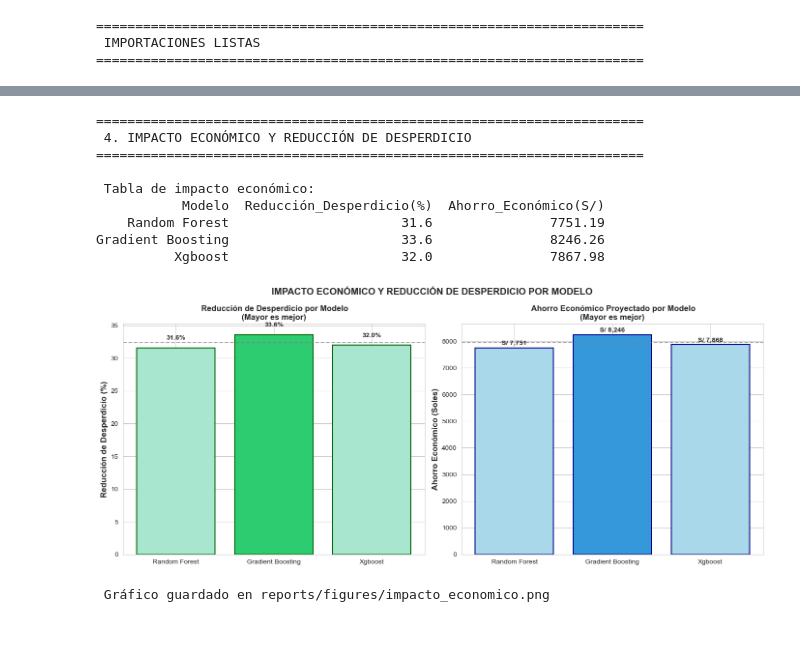
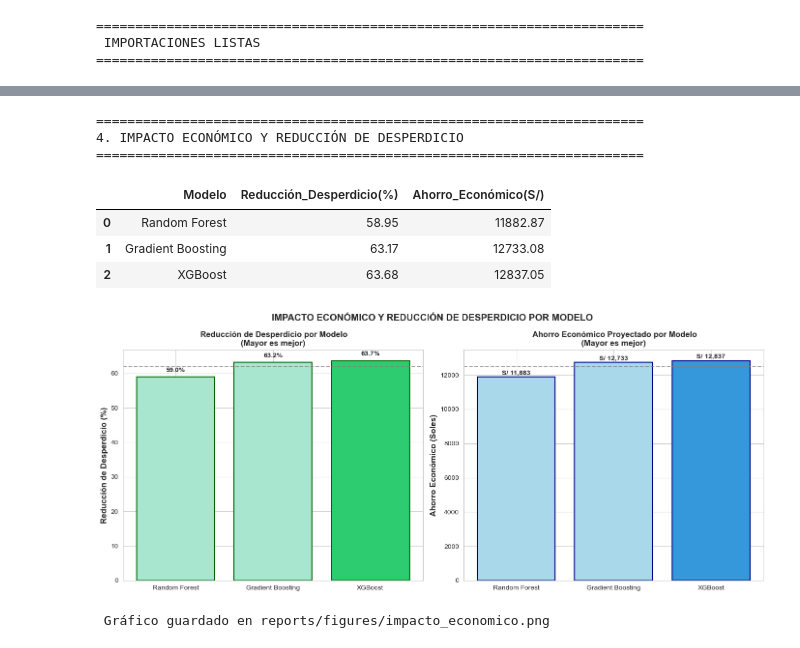
Before and after one commit to angelo25-cb/proyecto_SemI, a Jupyter notebook: notebooks/03_results_analysis.ipynb, the cells around one changed output, grey strips where cells are left out. Saved outputs shown, nothing was run; the diff lists cells and outputs as text; code cells hidden in the pictures.

Commit message:
Mejorando rendimiento de los modelos y el dataset

```diff
--- a/notebooks/03_results_analysis.ipynb
+++ b/notebooks/03_results_analysis.ipynb
@@ -68,9 +67,9 @@ display(df_results)
 # ============================================
 modelos_data = {}
 model_files = {
-    'Random Forest': 'random_forest_data.pkl',
-    'Gradient Boosting': 'gradient_boosting_data.pkl',
-    'XGBoost': 'xgboost_data.pkl'
+    'Random Forest': 'random_forest.pkl',
+    'Gradient Boosting': 'gradient_boosting.pkl',
+    'XGBoost': 'xgboost.pkl'
 }
 for model_name, filename in model_files.items():
     model_path = os.path.join(
@@ -439,86 +509,89 @@ print(f"   • La baja variabilidad sugiere que no hay sobreajuste a períodos e
    • Esto indica que es el modelo más robusto y generalizable.
    • La baja variabilidad sugiere que no hay sobreajuste a períodos específicos.
+# %%
+rf_data = joblib.load('../data/processed/random_forest.pkl')
+gb_data = joblib.load('../data/processed/gradient_boosting.pkl')
+xgb_data = joblib.load('../data/processed/xgboost.pkl')
 # %%
 # =================================================
 # 4. IMPACTO ECONÓMICO Y REDUCCIÓN DE DESPERDICIO
 # =================================================
 print("\n" + "=" * 70)
-print(" 4. IMPACTO ECONÓMICO Y REDUCCIÓN DE DESPERDICIO")
+print("4. IMPACTO ECONÓMICO Y REDUCCIÓN DE DESPERDICIO")
 print("=" * 70)
 
-UNIT_COST = 10.0  # Costo por unidad (soles)
-SELLING_PRICE = 25.0  # Precio de venta por unidad (soles)
-MARGEN = SELLING_PRICE - UNIT_COST
+UNIT_COST = 10
+SELLING_PRICE = 25
 
 impact_results = []
-for name, data in modelos_data.items():
-    y_pred = data['y_pred']
-    y_test = data['y_test']
-
-    excess = np.maximum(0, y_pred - y_test)
-    deficit = np.maximum(0, y_test - y_pred)
-    waste_cost = np.sum(excess) * UNIT_COST
-    lost_profit = np.sum(deficit) * MARGEN
-
-    # Baseline
+y_pred_rf = rf_data.predict(X_test)
+y_pred_gb = gb_data.predict(X_test)
+y_pred_xgb = xgb_data.predict(X_test)
+datos_modelos = {
+    'Random Forest': y_pred_rf,
+    'Gradient Boosting': y_pred_gb,
+    'XGBoost': y_pred_xgb
+}
+for nombre, y_pred in datos_modelos.items():
+    exceso = np.maximum(0, y_pred - y_test)
+    costo_desperdicio = exceso.sum() * UNIT_COST
     baseline_pred = np.mean(y_test)
-    baseline_excess = np.maximum(0, baseline_pred - y_test)
-    baseline_waste_cost = np.sum(baseline_excess) * UNIT_COST
-
-    waste_reduction = ((baseline_waste_cost - waste_cost) / baseline_waste_cost) * 100 if baseline_waste_cost > 0 else 0
-    economic_savings = baseline_waste_cost - waste_cost
-
+    baseline_exceso = np.maximum(
+        0,
+        baseline_pred - y_test
+    )
+    baseline_cost = baseline_exceso.sum() * UNIT_COST
+    reduccion = (
+        (baseline_cost - costo_desperdicio)
+        / baseline_cost
+    ) * 100
+    ahorro = baseline_cost - costo_desperdicio
     impact_results.append({
-        'Modelo': name.replace('_', ' ').title(),
-        'Reducción_Desperdicio(%)': round(waste_reduction, 1),
-        'Ahorro_Económico(S/)': round(economic_savings, 2)
+        "Modelo": nombre,
+        "Reducción_Desperdicio(%)": round(reduccion,2),
+        "Ahorro_Económico(S/)": round(ahorro,2)
     })
-
 df_impact = pd.DataFrame(impact_results)
-print("\n Tabla de impacto económico:")
-print(df_impact.to_string(index=False))
-
+display(df_impact)
 # Gráfico mejorado
 fig, (ax1, ax2) = plt.subplots(1, 2, figsize=(14, 6))
 
 # Gráfico 1: Reducción de Desperdicio (%)
 colors_waste = ['#2ecc71' if x == df_impact['Reducción_Desperdicio(%)'].max() else '#a8e6cf'
                 for x in df_impact['Reducción_Desperdicio(%)']]
 bars1 = ax1.bar(df_impact['Modelo'], df_impact['Reducción_Desperdicio(%)'], color=colors_waste, edgecolor='darkgreen', linewidth=1.5)
 ax1.set_ylabel('Reducción de Desperdicio (%)', fontsize=12, fontweight='bold')
 ax1.set_title(' Reducción de Desperdicio por Modelo\n(Mayor es mejor)', fontsize=12, fontweight='bold')
 ax1.axhline(y=df_impact['Reducción_Desperdicio(%)'].mean(), color='gray', linestyle='--', alpha=0.7)
 for bar, valor in zip(bars1, df_impact['Reducción_Desperdicio(%)']):
     ax1.text(bar.get_x() + bar.get_width()/2, bar.get_height() + 1, f'{valor:.1f}%',
              ha='center', va='bottom', fontsize=10, fontweight='bold')
 
 # Gráfico 2: Ahorro Económico (Soles)
 colors_money = ['#3498db' if x == df_impact['Ahorro_Económico(S/)'].max() else '#a8d8ea'
                 for x in df_impact['Ahorro_Económico(S/)']]
 bars2 = ax2.bar(df_impact['Modelo'], df_impact['Ahorro_Económico(S/)'], color=colors_money, edgecolor='darkblue', linewidth=1.5)
 ax2.set_ylabel('Ahorro Económico (Soles)', fontsize=12, fontweight='bold')
 ax2.set_title(' Ahorro Económico Proyectado por Modelo\n(Mayor es mejor)', fontsize=12, fontweight='bold')
 ax2.axhline(y=df_impact['Ahorro_Económico(S/)'].mean(), color='gray', linestyle='--', alpha=0.7)
 for bar, valor in zip(bars2, df_impact['Ahorro_Económico(S/)']):
     ax2.text(bar.get_x() + bar.get_width()/2, bar.get_height() + 50, f'S/ {valor:,.0f}',
              ha='center', va='bottom', fontsize=10, fontweight='bold')
 
 plt.suptitle('IMPACTO ECONÓMICO Y REDUCCIÓN DE DESPERDICIO POR MODELO', fontsize=14, fontweight='bold')
 plt.tight_layout()
 plt.savefig(os.path.join(reports_figures, 'impacto_economico.png'), dpi=150, bbox_inches='tight')
 plt.show()
 print(" Gráfico guardado en reports/figures/impacto_economico.png")
 # %% [output]
 ======================================================================
- 4. IMPACTO ECONÓMICO Y REDUCCIÓN DE DESPERDICIO
+4. IMPACTO ECONÓMICO Y REDUCCIÓN DE DESPERDICIO
 ======================================================================
-
- Tabla de impacto económico:
-           Modelo  Reducción_Desperdicio(%)  Ahorro_Económico(S/)
-    Random Forest                      31.6               7751.19
-Gradient Boosting                      33.6               8246.26
-          Xgboost                      32.0               7867.98
+|  | Modelo | Reducción_Desperdicio(%) | Ahorro_Económico(S/) |
+| 0 | Random Forest | 58.95 | 11882.87 |
+| 1 | Gradient Boosting | 63.17 | 12733.08 |
+| 2 | XGBoost | 63.68 | 12837.05 |
-[figure, old version]
+[figure, new version]
  Gráfico guardado en reports/figures/impacto_economico.png
 # %%
 # ============================================
```
Also changed, not shown: parts of 6 cells of this notebook, 27 other files.
